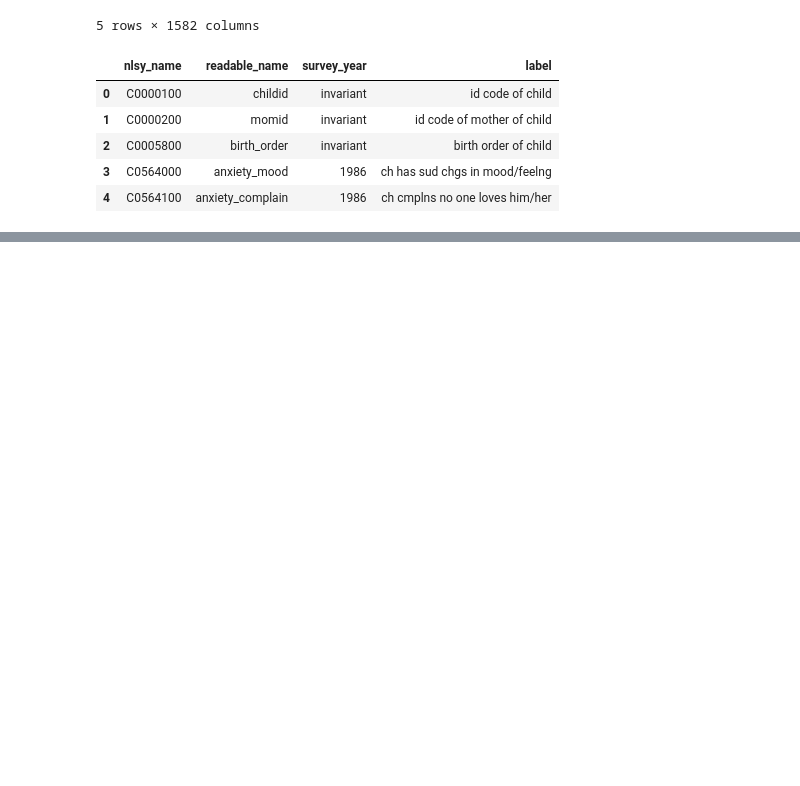
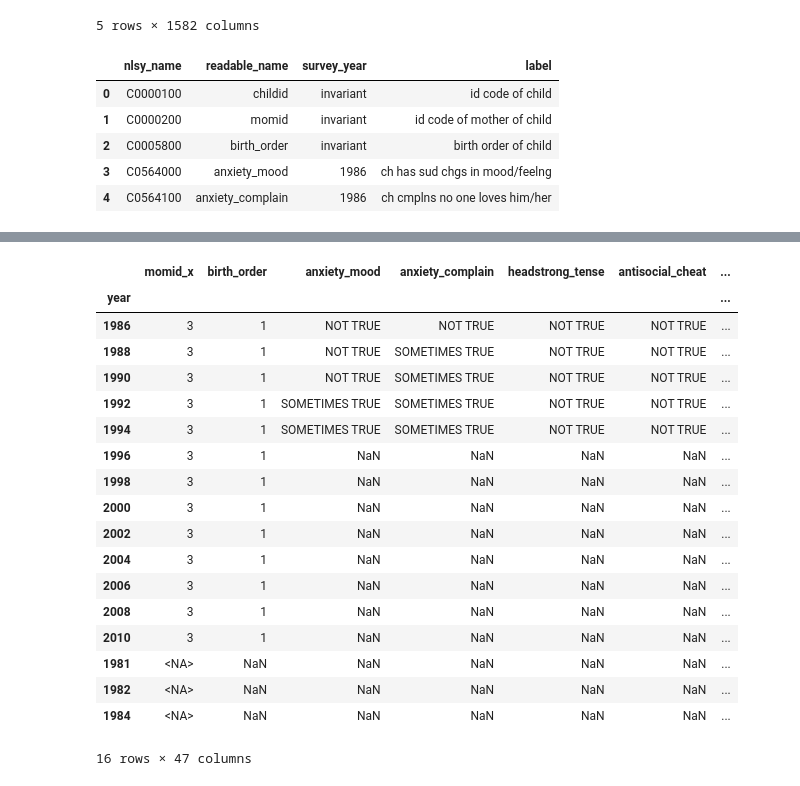
Before and after one commit to botanyse/EPP-course-materials, a Jupyter notebook: assignment2/checkcode2.ipynb, the cells around one changed output, grey strips where cells are left out. Drawn from its saved outputs; the diff is of its cells as text; code cells hidden in the pictures; blank space fills up the shorter version.

```diff
--- a/assignment2/checkcode2.ipynb
+++ b/assignment2/checkcode2.ipynb
@@ -165,8 +401,0 @@ new_df.loc[201]
-# %%
-mapping_dict = {
-    'not true': 0,
-    'sometimes true': 1,
-    'often true': 1
-}
-for i in new_df.columns[2:]:
-    new_df[i] = new_df[i].map(mapping_dict)
@@ -192,5 +401,0 @@ new_df.loc[201]
-# %%
-categories = ["antisocial", "anxiety", "headstrong", "hyperactive", "dependence","peer"]
-
-for i in categories:
-    new_df[i] = new_df[[col for col in new_df.columns if col.startswith(i)]].mean(axis=1)
@@ -233,0 +402,11 @@ Name: anxiety_mood, dtype: float64
+# %%
+def clean_and_reshape_nlsy_data(raw, info):
+    yearly_data = []
+    for i in range(1986,2011, 2):
+        yearly_data.append(clean_year_data(raw, i, info))
+
+    df = pd.concat(yearly_data)
+    return df
+
+df_1 = clean_and_reshape_nlsy_data(raw,info)
+df_1 = df_1.sort_index(axis=0)
@@ -233,0 +430,24 @@ Name: anxiety_mood, dtype: float64
+# %%
+df_new = pd.merge(df_1,df,on=['childid','year'], how='left')
+# %%
+df_new.loc[301]
+# %% [output]
+|  | momid_x | birth_order | anxiety_mood | anxiety_complain | headstrong_tense | antisocial_cheat | ... |
+| year |  |  |  |  |  |  | ... |
+| 1986 | 3 | 1 | NOT TRUE | NOT TRUE | NOT TRUE | NOT TRUE | ... |
+| 1988 | 3 | 1 | NOT TRUE | SOMETIMES TRUE | NOT TRUE | NOT TRUE | ... |
+| 1990 | 3 | 1 | NOT TRUE | SOMETIMES TRUE | NOT TRUE | NOT TRUE | ... |
+| 1992 | 3 | 1 | SOMETIMES TRUE | SOMETIMES TRUE | NOT TRUE | NOT TRUE | ... |
+| 1994 | 3 | 1 | SOMETIMES TRUE | SOMETIMES TRUE | NOT TRUE | NOT TRUE | ... |
+| 1996 | 3 | 1 | NaN | NaN | NaN | NaN | ... |
+| 1998 | 3 | 1 | NaN | NaN | NaN | NaN | ... |
+| 2000 | 3 | 1 | NaN | NaN | NaN | NaN | ... |
+| 2002 | 3 | 1 | NaN | NaN | NaN | NaN | ... |
+| 2004 | 3 | 1 | NaN | NaN | NaN | NaN | ... |
+| 2006 | 3 | 1 | NaN | NaN | NaN | NaN | ... |
+| 2008 | 3 | 1 | NaN | NaN | NaN | NaN | ... |
+| 2010 | 3 | 1 | NaN | NaN | NaN | NaN | ... |
+| 1981 | <NA> | NaN | NaN | NaN | NaN | NaN | ... |
+| 1982 | <NA> | NaN | NaN | NaN | NaN | NaN | ... |
+| 1984 | <NA> | NaN | NaN | NaN | NaN | NaN | ... |
+16 rows × 47 columns
```
Also changed, not shown: parts of 34 cells of this notebook, 4 other files.
